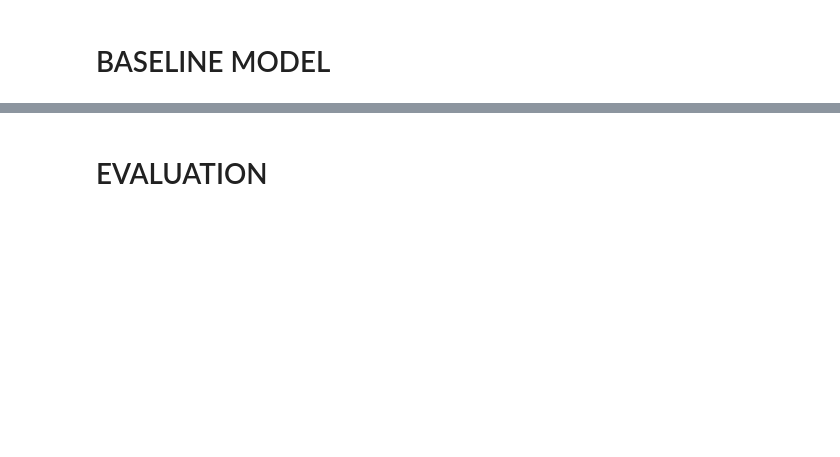
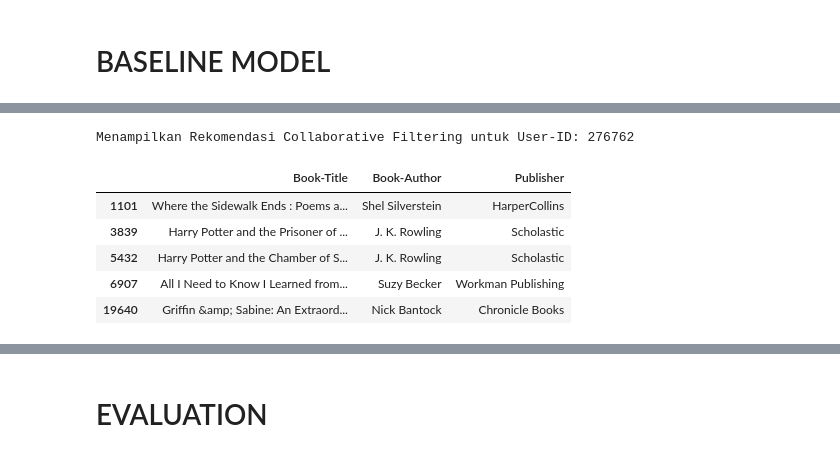
Before and after one commit to RidhoNurFauzi/Book-Recommender-System-Hybrid-Content-Based-Collaborative-Filtering-, a Jupyter notebook: Book_Recommender.ipynb, the cells around one changed output, grey strips where cells are left out. Cells and saved outputs as stored; diff of their text form; code cells hidden in the pictures; blank space fills up the shorter version.

```diff
--- a/Book_Recommender.ipynb
+++ b/Book_Recommender.ipynb
@@ -643,0 +910,10 @@ df_books[['Book-Title', 'content']].head()
+# %%
+from surprise import Dataset, Reader, SVD
+from surprise.model_selection import cross_validate
+import pandas as pd
+
+reader = Reader(rating_scale=(0, 10))
+data_surprise = Dataset.load_from_df(df_cf_filtered[['User-ID', 'ISBN', 'Book-Rating']], reader)
+algo = SVD()
+print("Menjalankan Cross Validation untuk model Collaborative Filtering...")
+cv_results = cross_validate(algo, data_surprise, measures=['RMSE', 'MAE'], cv=3, verbose=True)
@@ -643,0 +946,28 @@ df_books[['Book-Title', 'content']].head()
+# %%
+trainset = data_surprise.build_full_trainset()
+algo.fit(trainset)
+
+def recommend_collaborative_filtering(user_id, n=5):
+    all_books = df_cf_filtered['ISBN'].unique()
+    rated_books = df_cf_filtered[df_cf_filtered['User-ID'] == user_id]['ISBN'].values
+    unrated_books = [book for book in all_books if book not in rated_books]
+    predictions = []
+    for isbn in unrated_books:
+        pred = algo.predict(user_id, isbn)
+        predictions.append((isbn, pred.est))
+    predictions.sort(key=lambda x: x[1], reverse=True)
+    top_n_isbn = [item[0] for item in predictions[:n]]
+    recommended_books = df_books[df_books['ISBN'].isin(top_n_isbn)][['Book-Title', 'Book-Author', 'Publisher']]
+    return recommended_books
+
+sample_user = df_cf_filtered['User-ID'].iloc[0]
+print(f"Menampilkan Rekomendasi Collaborative Filtering untuk User-ID: {sample_user}\n")
+recommend_collaborative_filtering(sample_user, n=5)
+# %% [output]
+Menampilkan Rekomendasi Collaborative Filtering untuk User-ID: 276762
+|  | Book-Title | Book-Author | Publisher |
+| 1101 | Where the Sidewalk Ends : Poems a... | Shel Silverstein | HarperCollins |
+| 3839 | Harry Potter and the Prisoner of ... | J. K. Rowling | Scholastic |
+| 5432 | Harry Potter and the Chamber of S... | J. K. Rowling | Scholastic |
+| 6907 | All I Need to Know I Learned from... | Suzy Becker | Workman Publishing |
+| 19640 | Griffin &amp; Sabine: An Extraord... | Nick Bantock | Chronicle Books |
```
Also changed, not shown: parts of 38 cells of this notebook.
